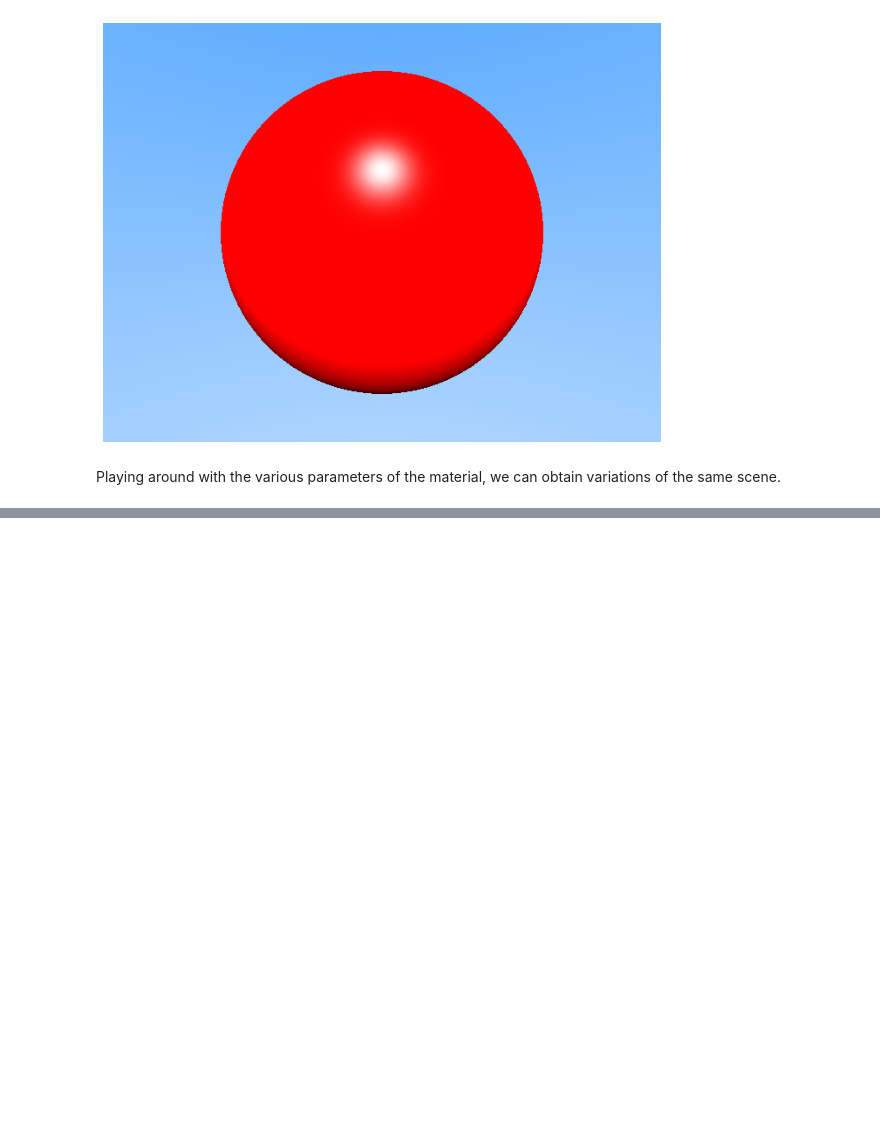
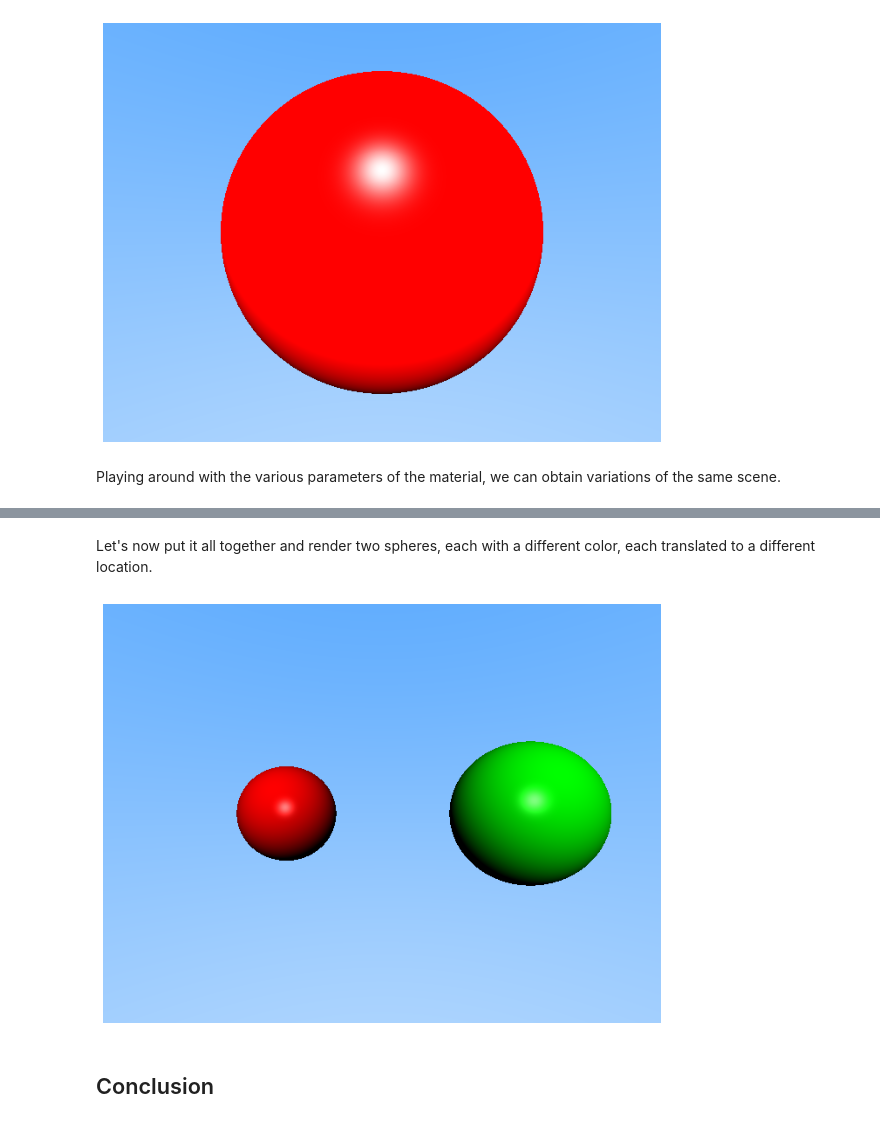
Before and after one commit to sharadmv/sharadvikram.com, a Jupyter notebook: notebooks/Ray_Marching_Blog_Post.ipynb, the cells around one changed output, grey strips where cells are left out. Drawn from its saved outputs; the diff is of its cells as text; code cells hidden in the pictures; blank space fills up the shorter version.

```diff
--- a/notebooks/Ray_Marching_Blog_Post.ipynb
+++ b/notebooks/Ray_Marching_Blog_Post.ipynb
@@ -417,0 +466,38 @@ WARNING:matplotlib.image:Clipping input data to the valid range for imshow with
+# %%
+@dataclasses.dataclass
+class Union(Renderable):
+  objs: List[Renderable]
+
+  def sdf(self, point: Point) -> Scalar:
+    return jnp.min(jnp.array([obj.sdf(point) for obj in self.objs]))
+
+  def material_at(self, point: Point) -> Material:
+    # We use tree_multimap to create a batch of all materials
+    materials = jax.tree_multimap(
+        lambda *xs: jnp.stack(xs), *[obj.material_at(point) for obj
+                                     in self.objs]
+    )
+    idx = jnp.argmin(jnp.array([obj.sdf(point) for obj in self.objs]))
+    # We then tree_map to select a single material from the batch
+    return jax.tree_map(lambda x: x[idx], materials)
+# %% [markdown]
+Let's now put it all together and render two spheres, each with a different color, each translated to a different location.
+# %%
+sphere1 = Translate(
+    Sphere(0.5, material=Material(diffuse=0.5, specular=0.5)),
+    jnp.array([-1., 0., 2]))
+sphere2 = Translate(
+    Sphere(0.5, material=Material(color=color_from_hex('#00FF00'),
+                                  diffuse=0.5, specular=0.5)),
+    jnp.array([1., 0., 1.0]))
+spheres = Union([sphere1, sphere2])
+
+scene = Scene(spheres, [Light(point=jnp.array([0., 1., -2.]),
+                              color=jnp.array([1., 1., 1.]))])
+plt.figure(figsize=(10, 10))
+plt.axis('off')
+plt.imshow(engine.render(scene));
+# %% [output]
+[figure, added]
+# %% [markdown]
+## Conclusion
```
Also changed, not shown: parts of 20 cells of this notebook, 7 other files.
